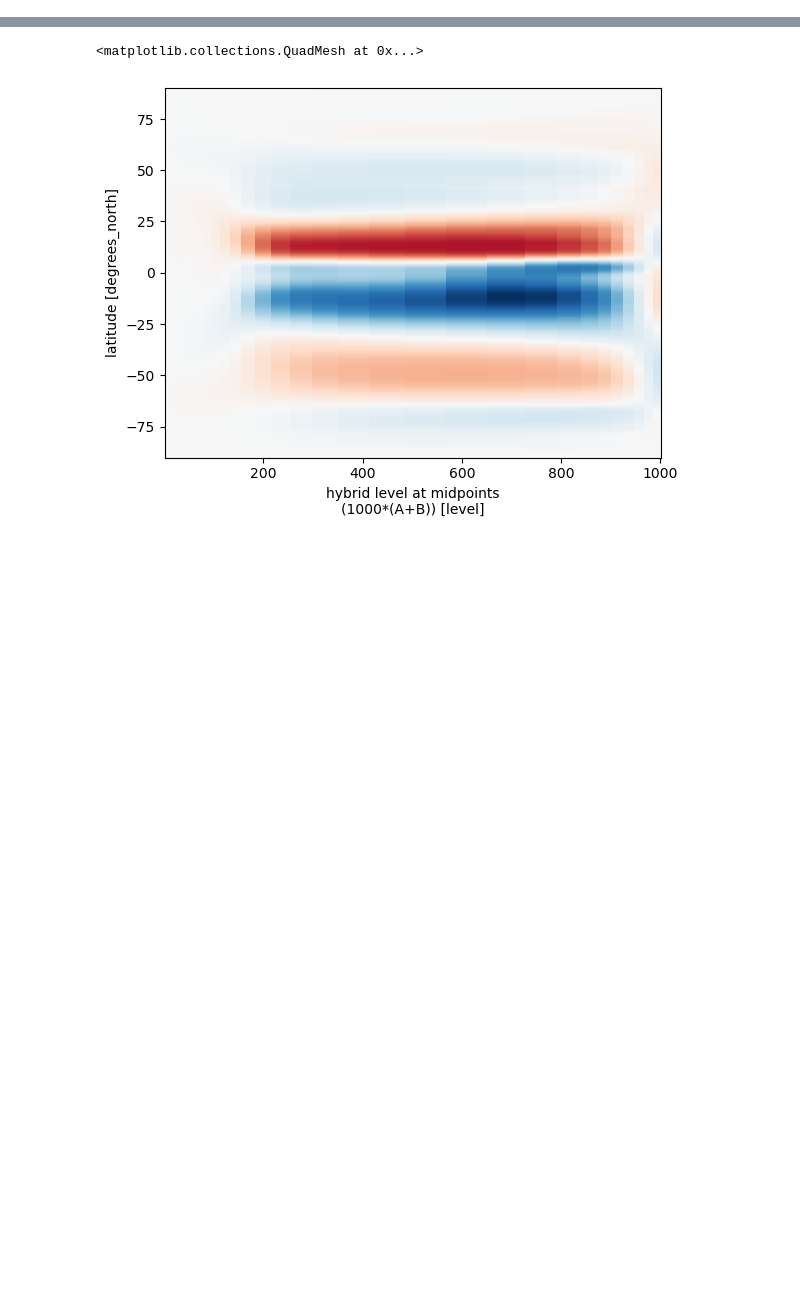
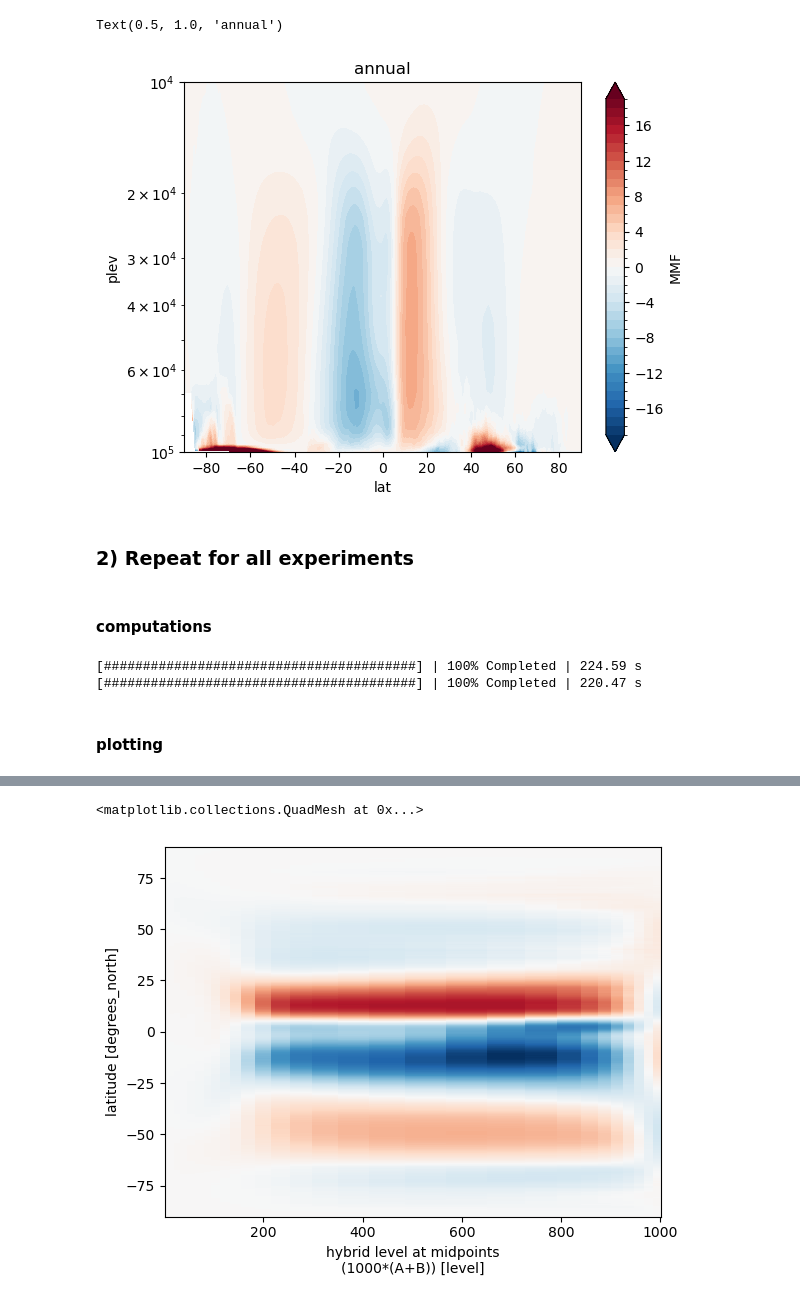
Before and after one commit to JdeJong96/TCs-under-SAI, a Jupyter notebook: analysis/notebooks/Hadley.ipynb, the cells around one changed output, grey strips where cells are left out. Drawn from its saved outputs; the diff is of its cells as text; code cells hidden in the pictures; blank space fills up the shorter version.

```diff
--- a/analysis/notebooks/Hadley.ipynb
+++ b/analysis/notebooks/Hadley.ipynb
@@ -38,0 +128,11 @@ Wall time: 15 s
+# %%
+(MMF/1e10).mean(('ens','time'),keep_attrs=True).plot.contourf(
+    yincrease=False,yscale='log',y='plev',levels = np.arange(-19,19.1,1),ylim=[100000,10000])
+plt.title('annual')
+# %% [output]
+Text(0.5, 1.0, 'annual')
+[figure, added]
+# %% [markdown]
+### 2) Repeat for all experiments
+# %% [markdown]
+#### computations
@@ -38,0 +155,7 @@ Wall time: 15 s
+# %%
+# execute
+for exp in MMF:
+    MMF[exp] = MMF[exp].compute()
+# %% [output]
+[########################################] | 100% Completed | 224.59 s
+[########################################] | 100% Completed | 220.47 s
@@ -38,0 +180,2 @@ Wall time: 15 s
+# %% [markdown]
+#### plotting
```
Also changed, not shown: parts of 57 cells of this notebook, 4 other files.
